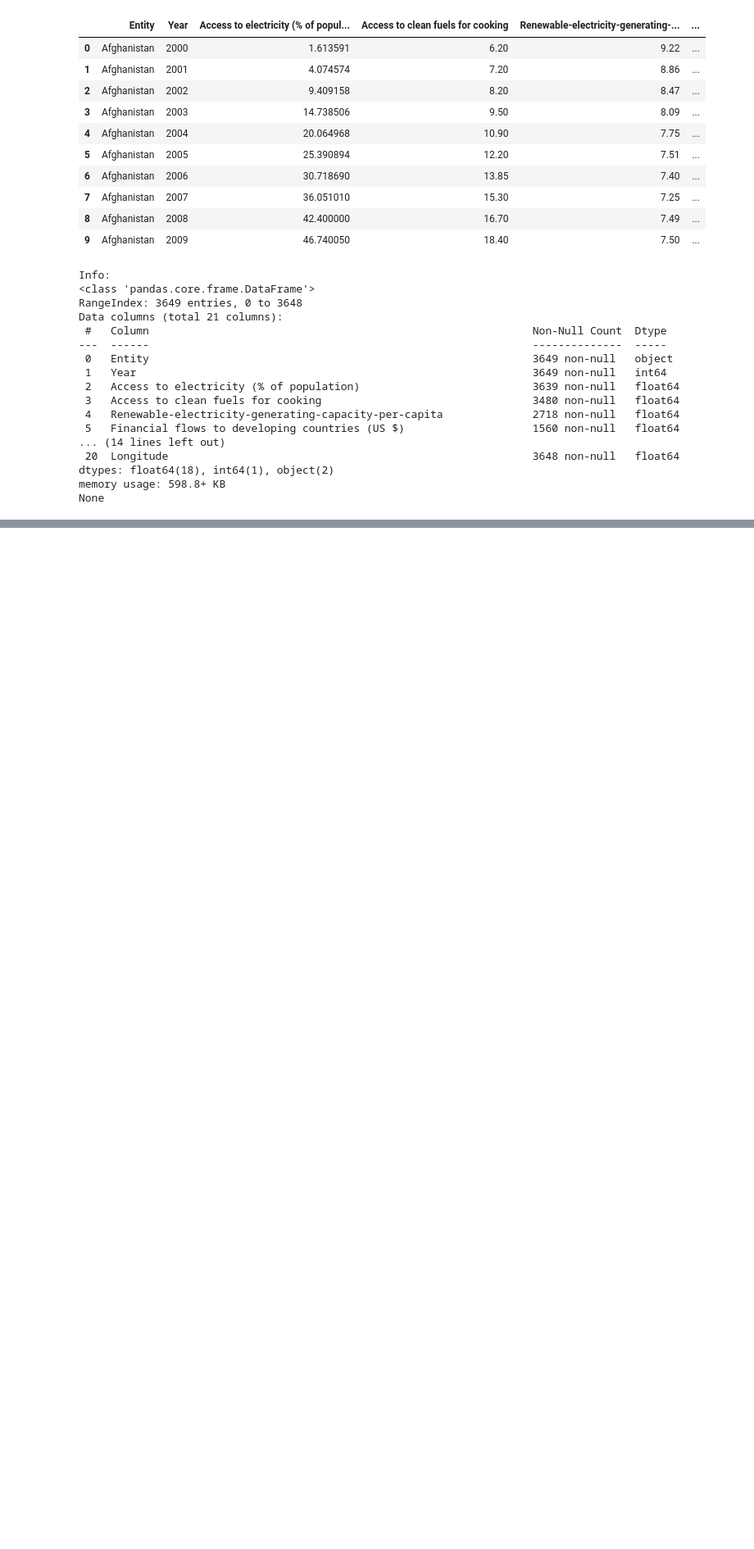
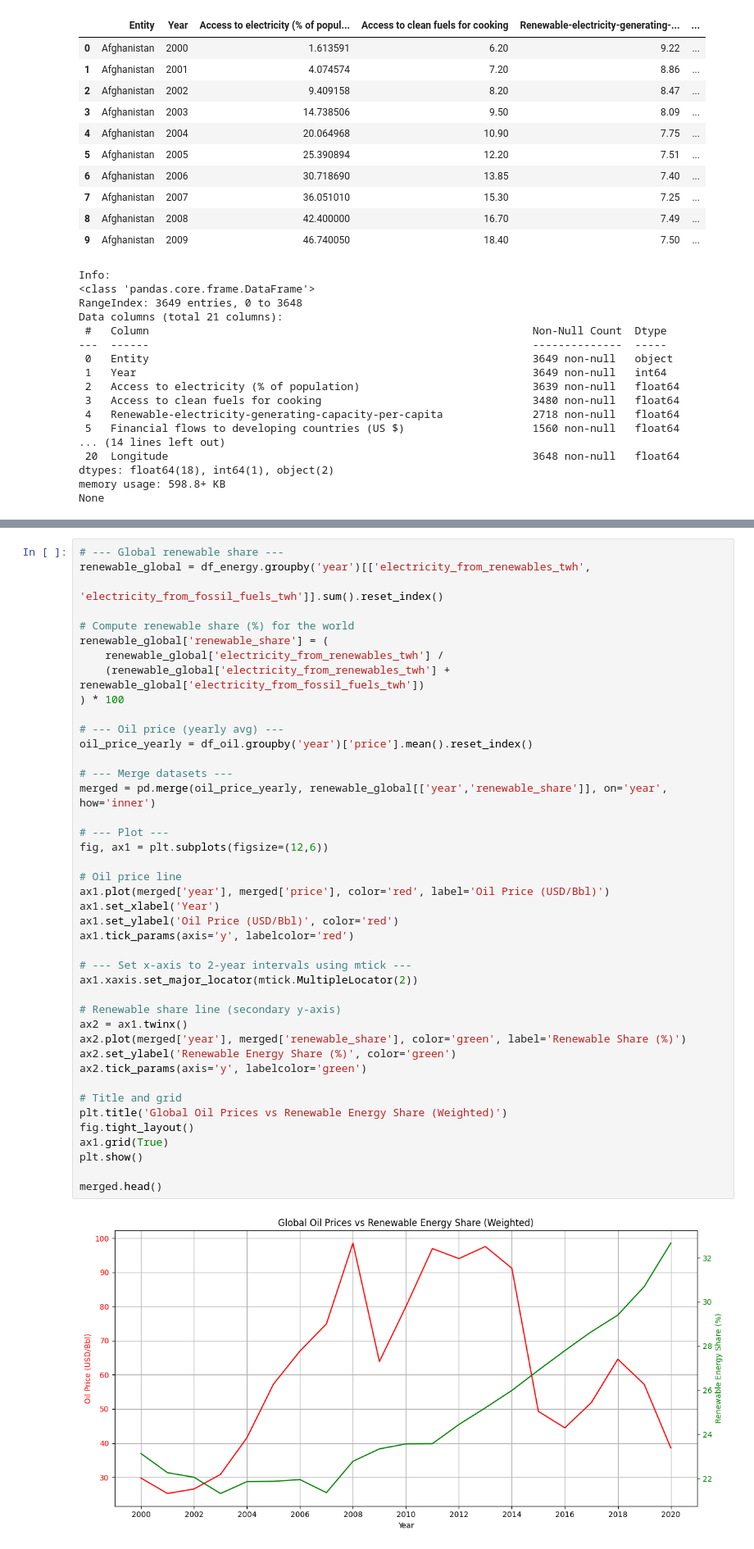
Before and after one commit to MaksimusRex/Data-Analysis-on-Emissions-Energy-and-EVs, a Jupyter notebook: DataAnalysisEmissions.ipynb, the cells around one changed output, grey strips where cells are left out. Shown at 82% size. Saved outputs shown, nothing was run; the diff lists cells and outputs as text; blank space fills up the shorter version.

Commit message:
Added comparison between oil price and renewable energy share

```diff
--- a/DataAnalysisEmissions.ipynb
+++ b/DataAnalysisEmissions.ipynb
@@ -949,0 +1081,44 @@ None
+# %%
+# --- Global renewable share ---
+renewable_global = df_energy.groupby('year')[['electricity_from_renewables_twh',
+                                              'electricity_from_fossil_fuels_twh']].sum().reset_index()
+
+# Compute renewable share (%) for the world
+renewable_global['renewable_share'] = (
+    renewable_global['electricity_from_renewables_twh'] /
+    (renewable_global['electricity_from_renewables_twh'] + renewable_global['electricity_from_fossil_fuels_twh'])
+) * 100
+
+# --- Oil price (yearly avg) ---
+oil_price_yearly = df_oil.groupby('year')['price'].mean().reset_index()
+
+# --- Merge datasets ---
+merged = pd.merge(oil_price_yearly, renewable_global[['year','renewable_share']], on='year', how='inner')
+
+# --- Plot ---
+fig, ax1 = plt.subplots(figsize=(12,6))
+
+# Oil price line
+ax1.plot(merged['year'], merged['price'], color='red', label='Oil Price (USD/Bbl)')
+ax1.set_xlabel('Year')
+ax1.set_ylabel('Oil Price (USD/Bbl)', color='red')
+ax1.tick_params(axis='y', labelcolor='red')
+
+# --- Set x-axis to 2-year intervals using mtick ---
+ax1.xaxis.set_major_locator(mtick.MultipleLocator(2))
+
+# Renewable share line (secondary y-axis)
+ax2 = ax1.twinx()
+ax2.plot(merged['year'], merged['renewable_share'], color='green', label='Renewable Share (%)')
+ax2.set_ylabel('Renewable Energy Share (%)', color='green')
+ax2.tick_params(axis='y', labelcolor='green')
+
+# Title and grid
+plt.title('Global Oil Prices vs Renewable Energy Share (Weighted)')
+fig.tight_layout()
+ax1.grid(True)
+plt.show()
+
+merged.head()
+# %% [output]
+[figure, added]
```
Also changed, not shown: parts of 3 cells of this notebook, 1 other file.
